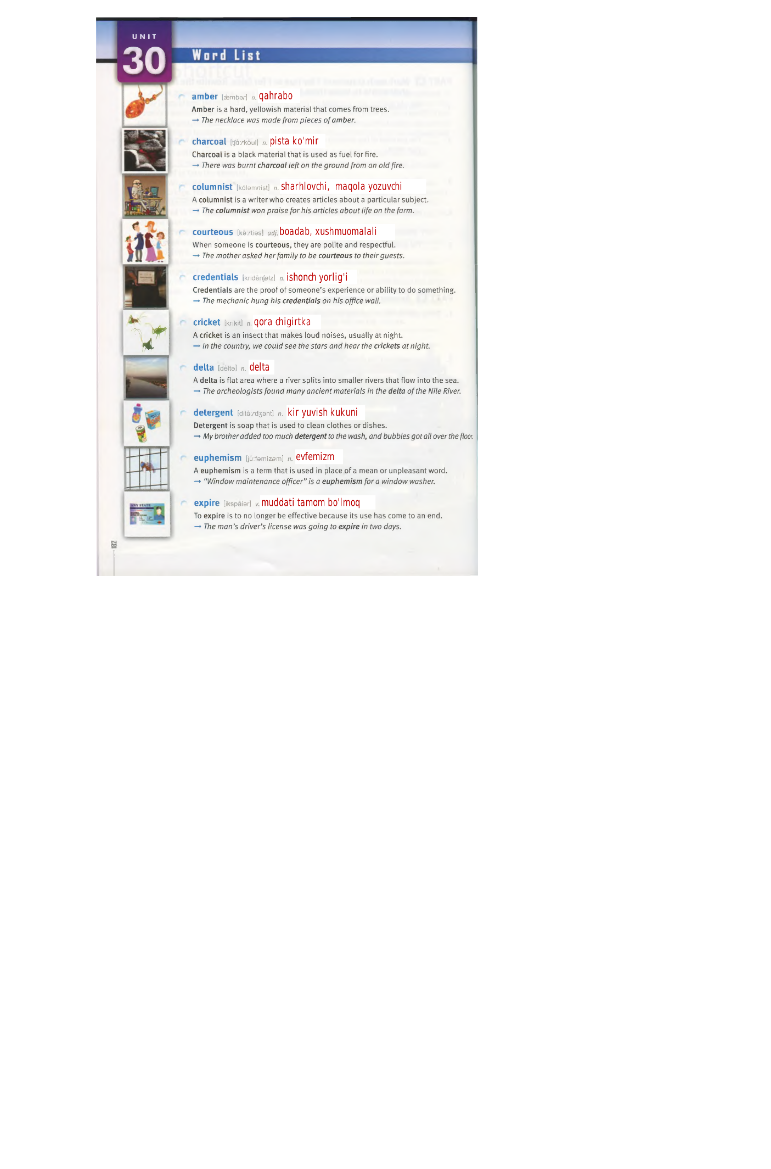
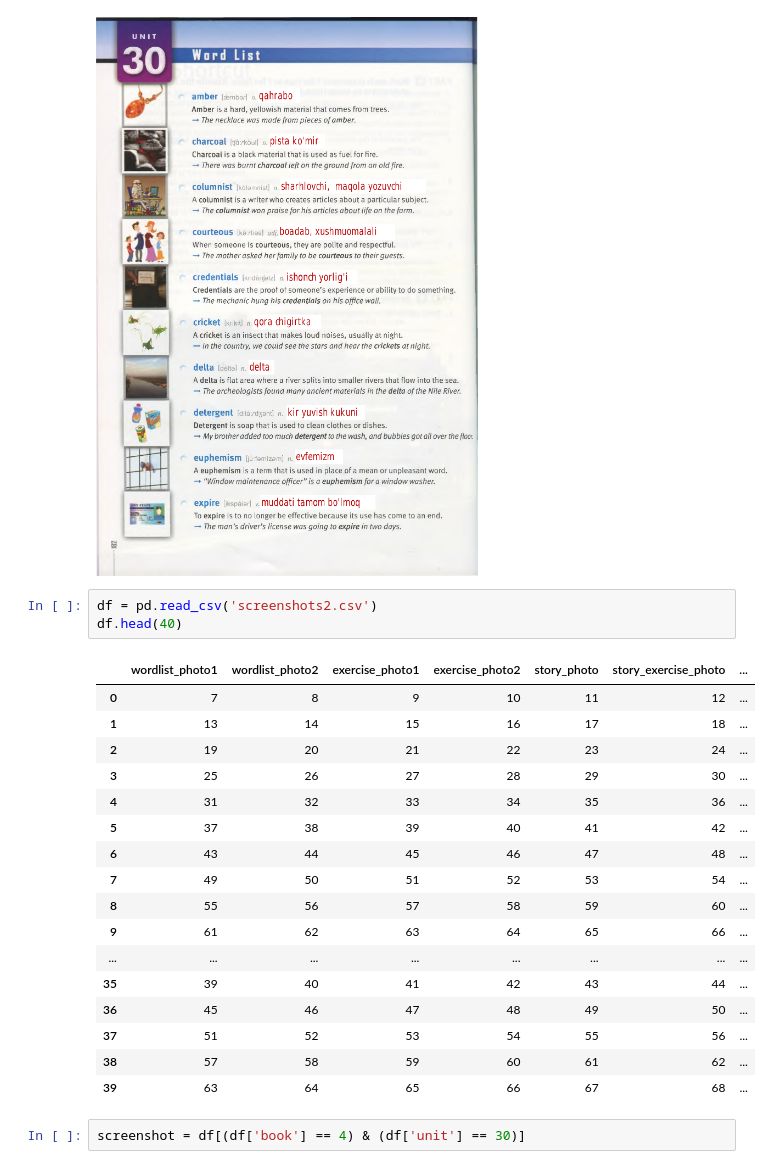
Before and after one commit to Shermukhammat/essential-words-bot, a Jupyter notebook: extractor2.ipynb, the cells around one changed output. Cells and saved outputs as stored; diff of their text form; blank space fills up the shorter version.

```diff
--- a/extractor2.ipynb
+++ b/extractor2.ipynb
@@ -137,3 +137,26 @@ data[data.loc[:,'book'] == 6]
 Image('data/books/imgs/book6/page184.png')
 # %% [output]
 [figure]
+# %%
+df = pd.read_csv('screenshots2.csv')
+df.head(40)
+# %% [output]
+|  | wordlist_photo1 | wordlist_photo2 | exercise_photo1 | exercise_photo2 | story_photo | story_exercise_photo | ... |
+| 0 | 7 | 8 | 9 | 10 | 11 | 12 | ... |
+| 1 | 13 | 14 | 15 | 16 | 17 | 18 | ... |
+| 2 | 19 | 20 | 21 | 22 | 23 | 24 | ... |
+| 3 | 25 | 26 | 27 | 28 | 29 | 30 | ... |
+| 4 | 31 | 32 | 33 | 34 | 35 | 36 | ... |
+| 5 | 37 | 38 | 39 | 40 | 41 | 42 | ... |
+| 6 | 43 | 44 | 45 | 46 | 47 | 48 | ... |
+| 7 | 49 | 50 | 51 | 52 | 53 | 54 | ... |
+| 8 | 55 | 56 | 57 | 58 | 59 | 60 | ... |
+| 9 | 61 | 62 | 63 | 64 | 65 | 66 | ... |
+| ... | ... | ... | ... | ... | ... | ... | ... |
+| 35 | 39 | 40 | 41 | 42 | 43 | 44 | ... |
+| 36 | 45 | 46 | 47 | 48 | 49 | 50 | ... |
+| 37 | 51 | 52 | 53 | 54 | 55 | 56 | ... |
+| 38 | 57 | 58 | 59 | 60 | 61 | 62 | ... |
+| 39 | 63 | 64 | 65 | 66 | 67 | 68 | ... |
+# %%
+screenshot = df[(df['book'] == 4) & (df['unit'] == 30)]
```
Also changed, not shown: parts of 3 cells of this notebook, 23 other files.
